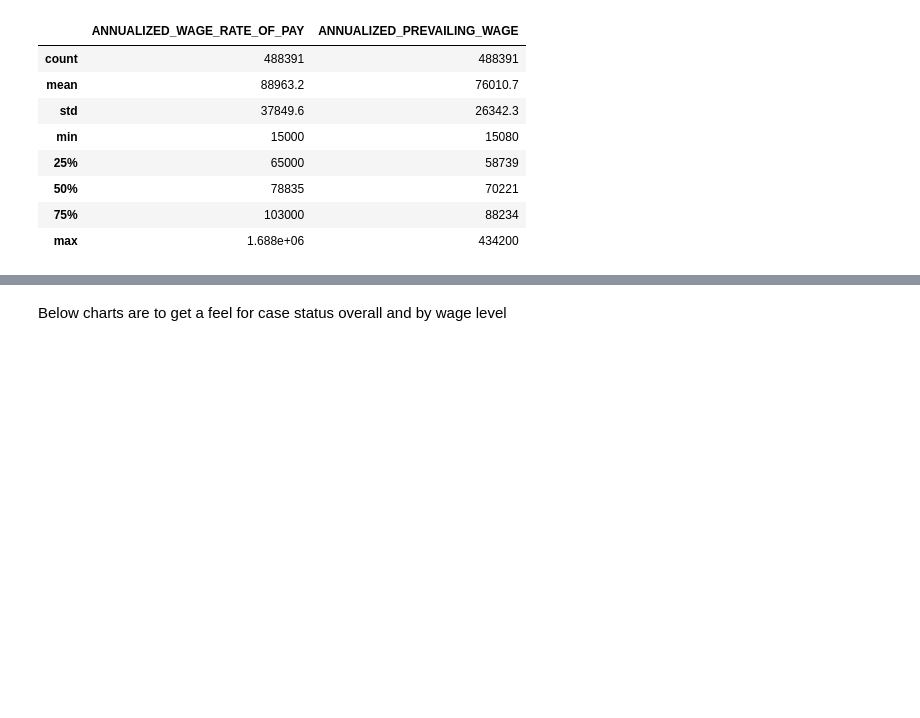
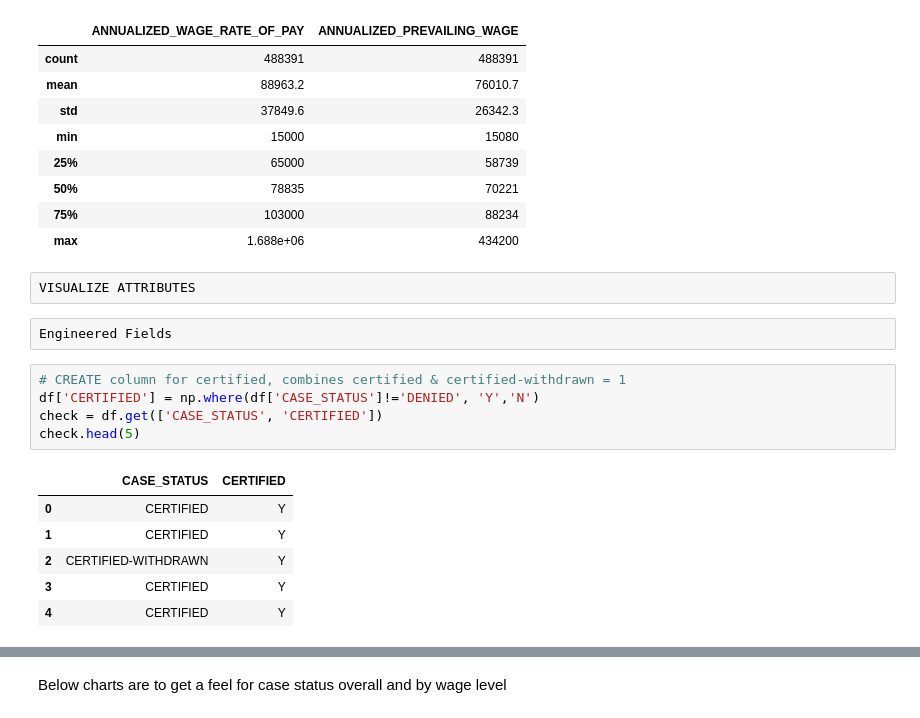
Before and after one commit to trishattah/DS_7331_Projects, a Jupyter notebook: Visa_project_code/Lab_1_EDA_goodcode.ipynb, the cells around one changed output, grey strips where cells are left out. Saved outputs shown, nothing was run; the diff lists cells and outputs as text; blank space fills up the shorter version.

```diff
--- a/Visa_project_code/Lab_1_EDA_goodcode.ipynb
+++ b/Visa_project_code/Lab_1_EDA_goodcode.ipynb
@@ -112,3 +123,19 @@ dfssw.describe().apply(lambda s: s.apply(lambda x: format(x, 'g')))
 | 50% | 78835 | 70221 |
 | 75% | 103000 | 88234 |
 | max | 1.688e+06 | 434200 |
+# %%
+VISUALIZE ATTRIBUTES
+# %%
+Engineered Fields
+# %%
+# CREATE column for certified, combines certified & certified-withdrawn = 1
+df['CERTIFIED'] = np.where(df['CASE_STATUS']!='DENIED', 'Y','N')
+check = df.get(['CASE_STATUS', 'CERTIFIED'])
+check.head(5)
+# %% [output]
+|  | CASE_STATUS | CERTIFIED |
+| 0 | CERTIFIED | Y |
+| 1 | CERTIFIED | Y |
+| 2 | CERTIFIED-WITHDRAWN | Y |
+| 3 | CERTIFIED | Y |
+| 4 | CERTIFIED | Y |
```
Also changed, not shown: parts of 12 cells of this notebook.
